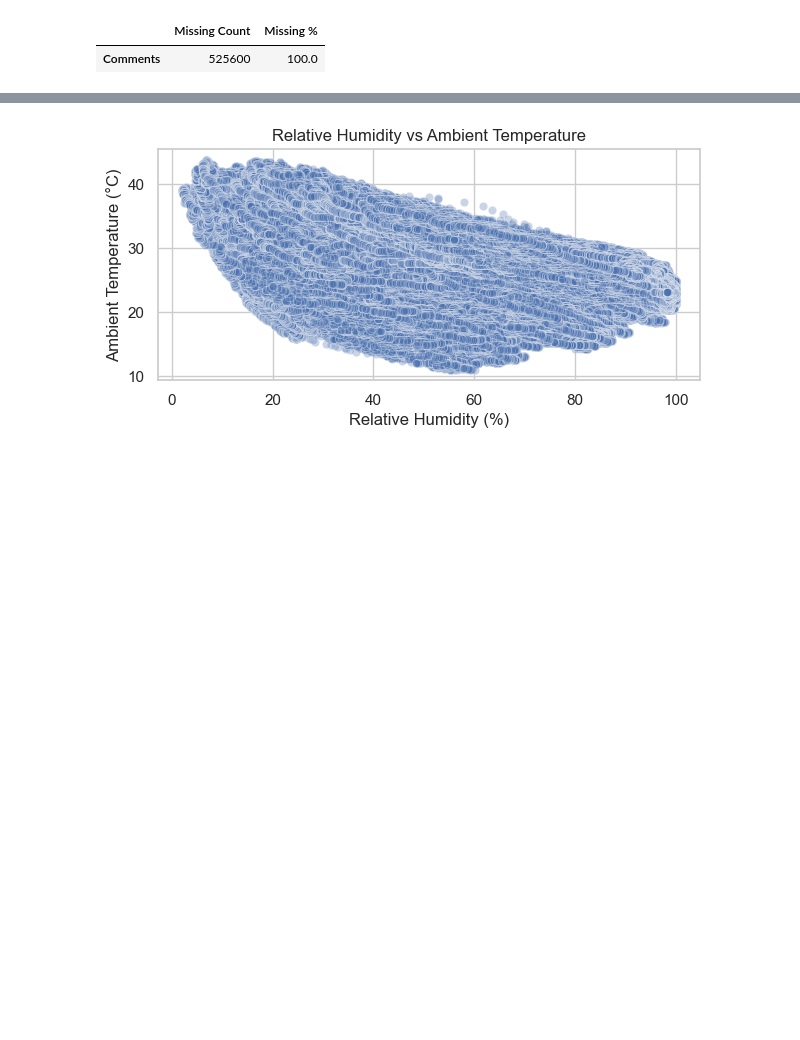
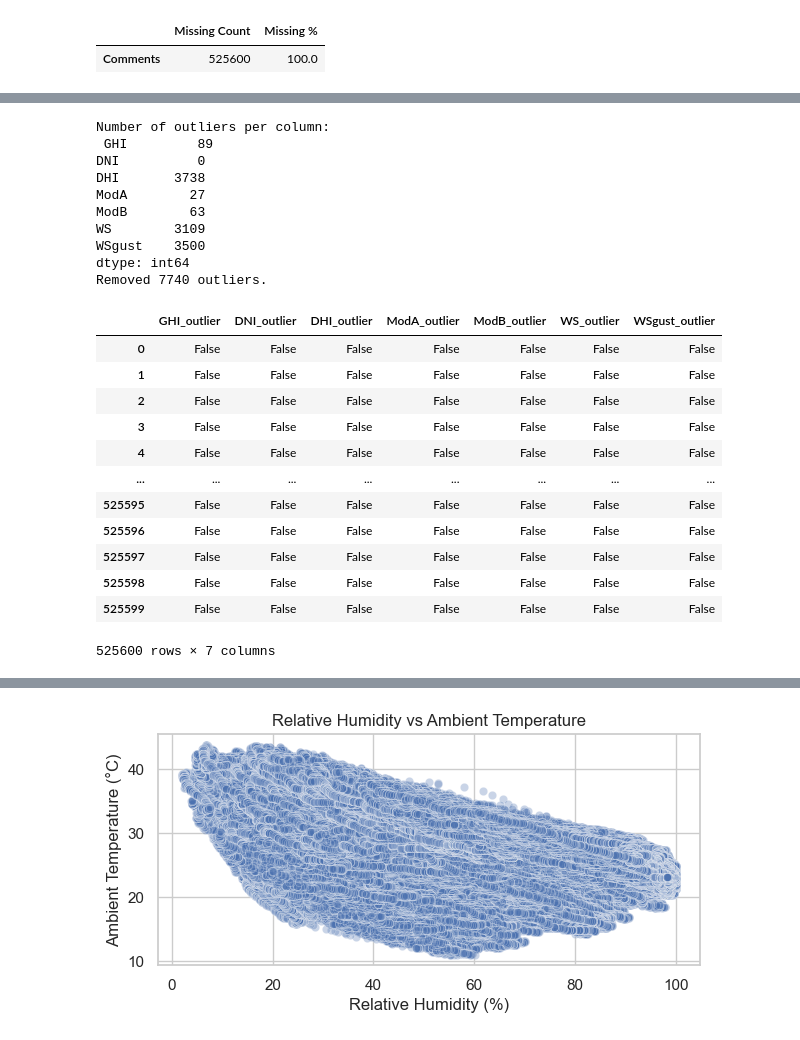
Before and after one commit to 5237-mests/solar-challenge-week-0, a Jupyter notebook: notebooks/benin_eda.ipynb, the cells around one changed output, grey strips where cells are left out. Saved outputs shown, nothing was run; the diff lists cells and outputs as text; code cells hidden in the pictures; blank space fills up the shorter version.

```diff
--- a/notebooks/benin_eda.ipynb
+++ b/notebooks/benin_eda.ipynb
@@ -112,3 +59,55 @@ display(cleaned_data)
+# %%
+# Outlier detection and Basic cleaning
+columns_to_check = ['GHI', 'DNI', 'DHI', 'ModA', 'ModB', 'WS', 'WSgust']
+df_zscores = df[columns_to_check].apply(zscore)
+
+# Flag outliers with |Z| > 3
+outliers = (df_zscores.abs() > 3)
+print("Number of outliers per column:\n", outliers.sum())
+
+# Flag outliers in the original DataFrame
+for col in columns_to_check:
+    df[f'{col}_zscore'] = df_zscores[col]
+    df[f'{col}_outlier'] = outliers[col]
+
+# Optionally: mark rows with any outlier
+df['outlier_flag'] = outliers.any(axis=1)
+
+# Remove outliers
+cleaned_df = df[~df['outlier_flag']]
+print(f"Removed {len(df) - len(cleaned_df)} outliers.")
+
+# Export cleaned data
+cleaned_df.to_csv('../data/benin_clean.csv', index=False)
+
+# print uotliers columns
+outlier_columns = [col for col in df.columns if '_outlier' in col]
+outlier_df = df[outlier_columns]
+display(outlier_df)
+# %% [output]
+Number of outliers per column:
+ GHI         89
+DNI          0
+DHI       3738
+ModA        27
+ModB        63
+WS        3109
+WSgust    3500
+dtype: int64
+Removed 7740 outliers.
+|  | GHI_outlier | DNI_outlier | DHI_outlier | ModA_outlier | ModB_outlier | WS_outlier | WSgust_outlier |
+| 0 | False | False | False | False | False | False | False |
+| 1 | False | False | False | False | False | False | False |
+| 2 | False | False | False | False | False | False | False |
+| 3 | False | False | False | False | False | False | False |
+| 4 | False | False | False | False | False | False | False |
+| ... | ... | ... | ... | ... | ... | ... | ... |
+| 525595 | False | False | False | False | False | False | False |
+| 525596 | False | False | False | False | False | False | False |
+| 525597 | False | False | False | False | False | False | False |
+| 525598 | False | False | False | False | False | False | False |
+| 525599 | False | False | False | False | False | False | False |
+525600 rows × 7 columns
 # %%
 # Time Series Analysis
 # Line or bar charts of GHI, DNI, DHI, Tamb vs. Timestamp.
```
Also changed, not shown: parts of 11 cells of this notebook, 2 other files.
